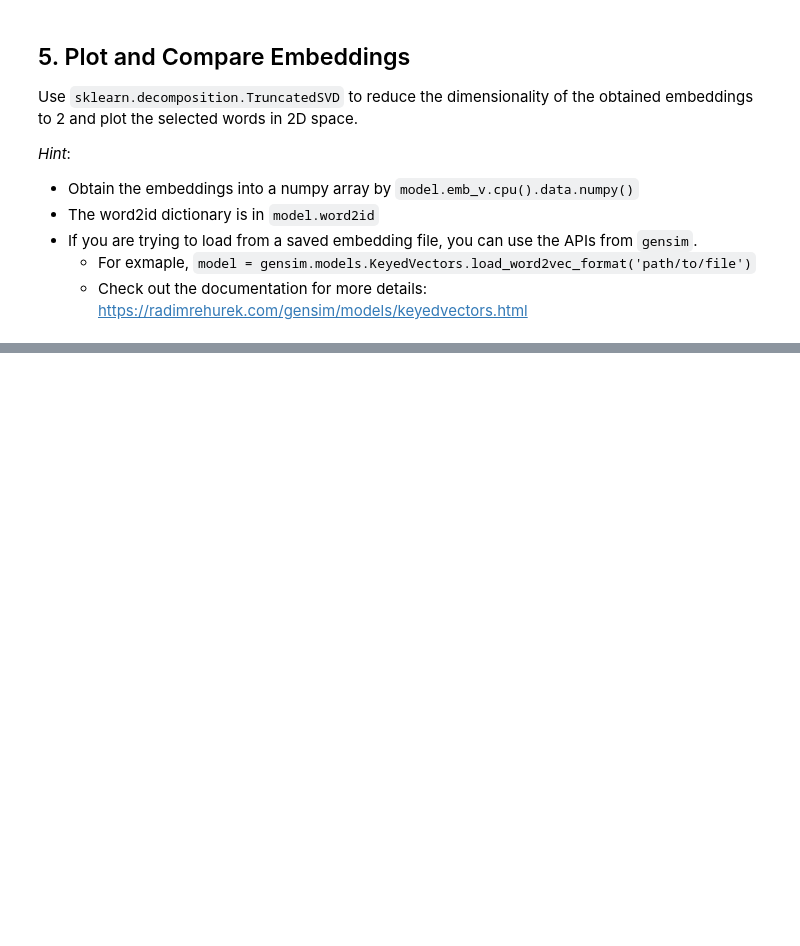
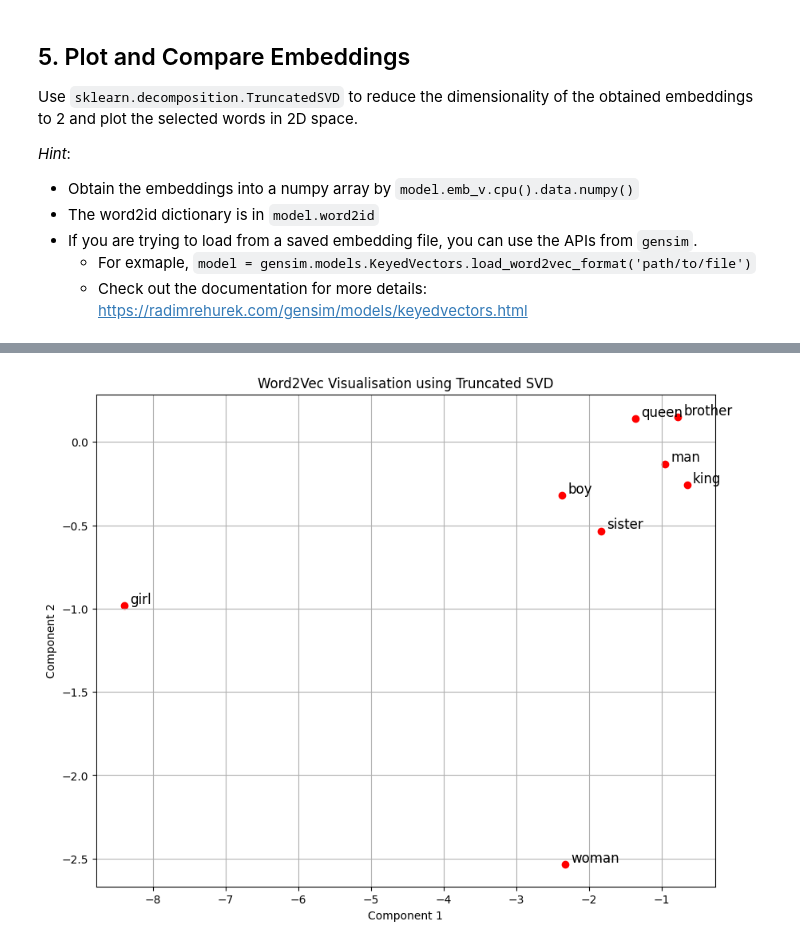
Before and after one commit to EricFeng9/26Spring-NLP-CS310, a Jupyter notebook: Assignment/A2/code/A2_w2v.ipynb, the cells around one changed output, grey strips where cells are left out. Cells and saved outputs as stored; diff of their text form; code cells hidden in the pictures; blank space fills up the shorter version.

```diff
--- a/Assignment/A2/code/A2_w2v.ipynb
+++ b/Assignment/A2/code/A2_w2v.ipynb
@@ -108,8 +111,8 @@ class SkipGram(nn.Module):
         super(SkipGram, self).__init__()
         self.vocab_size = vocab_size
         self.emb_size = emb_size
-        self.emb_v = nn.Embedding(vocab_size, emb_size, sparse=True)
-        self.emb_u = nn.Embedding(vocab_size, emb_size, sparse=True)
+        self.emb_v = nn.Embedding(vocab_size, emb_size)
+        self.emb_u = nn.Embedding(vocab_size, emb_size)
 
         initrange = 1.0 / self.emb_size # some experience passed down from generation to generation
         nn.init.uniform_(self.emb_v.weight.data, -initrange, initrange) # same outcome as self.emb_v.weight.data.uniform_(-initrange, initrange)
@@ -136,7 +139,7 @@ class SkipGram(nn.Module):
         #正样本损失: log(sigma(v_c · u_o))
         pos_loss = F.logsigmoid(torch.clamp(pos_score, min=-10, max=10))
         #负样本损失: sum(log(sigma(-v_c · u_n)))
-        eg_loss = torch.sum(F.logsigmoid(torch.clamp(-neg_scores, min=-10, max=10)), dim=1) # (B, )
+        neg_loss = torch.sum(F.logsigmoid(torch.clamp(-neg_scores, min=-10, max=10)), dim=1) # (B, )
         #合并损失取平均值
         loss = -torch.mean(pos_loss + neg_loss)
         # Hint: torch.clamp the input to F.logsigmoid to avoid numerical underflow/overflow
@@ -222,12 +264,3 @@ model = SkipGram(vocab_size, emb_size)
 
 
 Save the embeddings into a `gensim` compatible format.
-# %%
-output_file = 'embeddings.txt'
-
-weights = model.emb_v.detech().cpu().data.numpy()
-with open(output_file, "w") as f:
-    f.write(f"{vocab_size} {emb_size}\n")  # First line: vocab size and vector dimension
-    for idx, vector in enumerate(weights):
-        vector_str = " ".join(map(str, vector))
-        f.write(f"{model.id2word[idx]} {vector_str}\n")
@@ -264,26 +302,28 @@ print(f"降维后的数据形状: {embeddings_2d.shape}")
 # %%
 # Plot the following words or other words you are interested in
 # You better pick those words that look different in the 2D space compared with the LSA vectors
-words = ['king', 'queen', 'man', 'woman', 'romeo', 'juliet', 'life', 'death']
+words = ['sister', 'brother', 'woman', 'man', 'girl', 'boy', 'queen', 'king']
 
 ### YOUR CODE HERE ###
 plt.figure(figsize=(10, 8))
 for word in words:
     #检查单词是否在词表中
     if word in word2id:
         idx = word2id[word]
         #获取该词在 2D 空间中的坐标
         x, y = embeddings_2d[idx]
 
         #绘制点
         plt.scatter(x, y, color='red')
         #标注单词文本
         plt.annotate(word, (x, y), xytext=(5, 2), textcoords='offset points', fontsize=12)
     else:
         print(f"Warning: '{word}' is not in vocabulary.")
 plt.title('Word2Vec Visualisation using Truncated SVD')
 plt.xlabel('Component 1')
 plt.ylabel('Component 2')
 plt.grid(True)
 plt.show()
 ### END YOUR CODE ###
+# %% [output]
+[figure, added]
```
Also changed, not shown: parts of 9 cells of this notebook, 4 other files.
